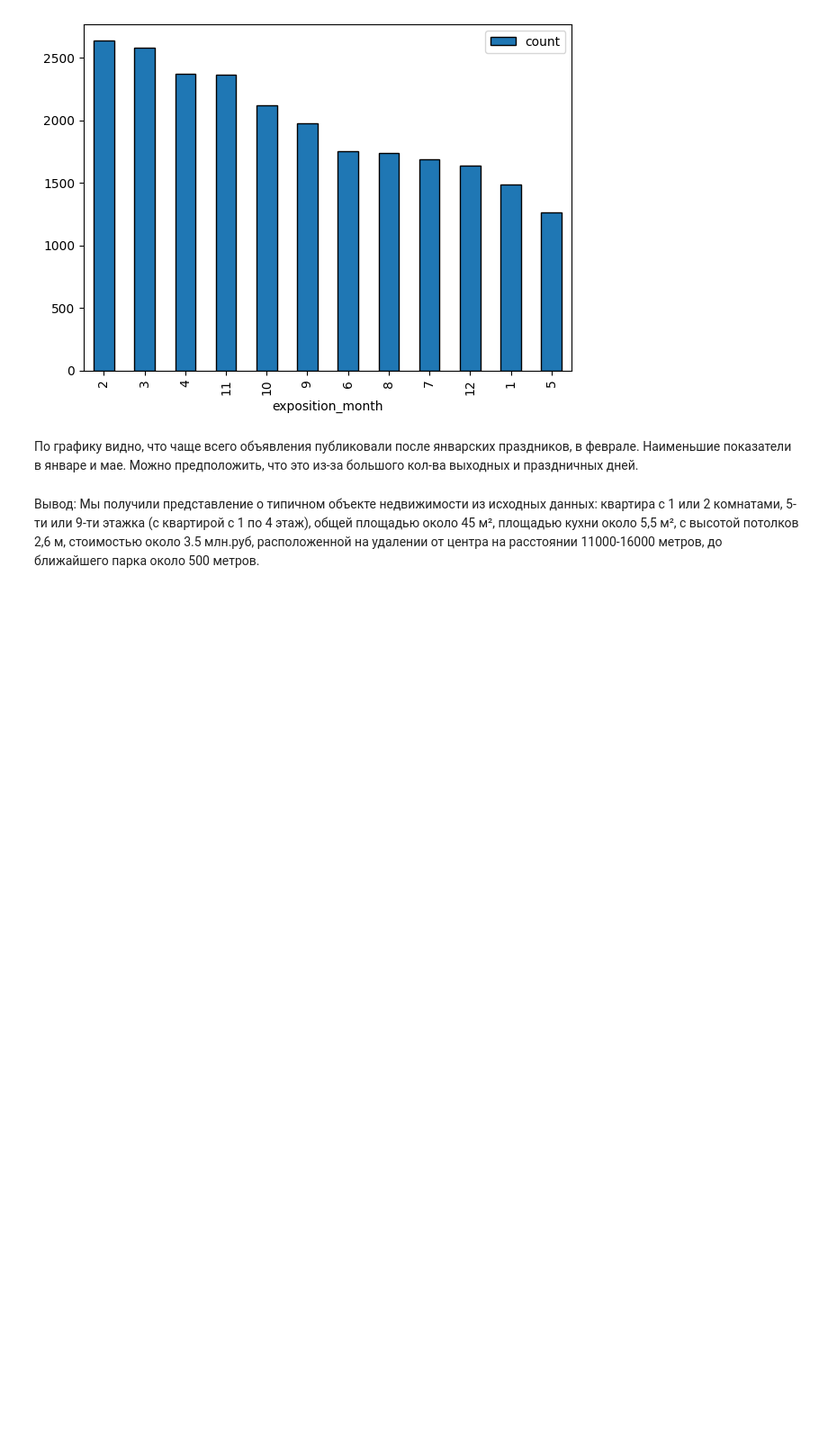
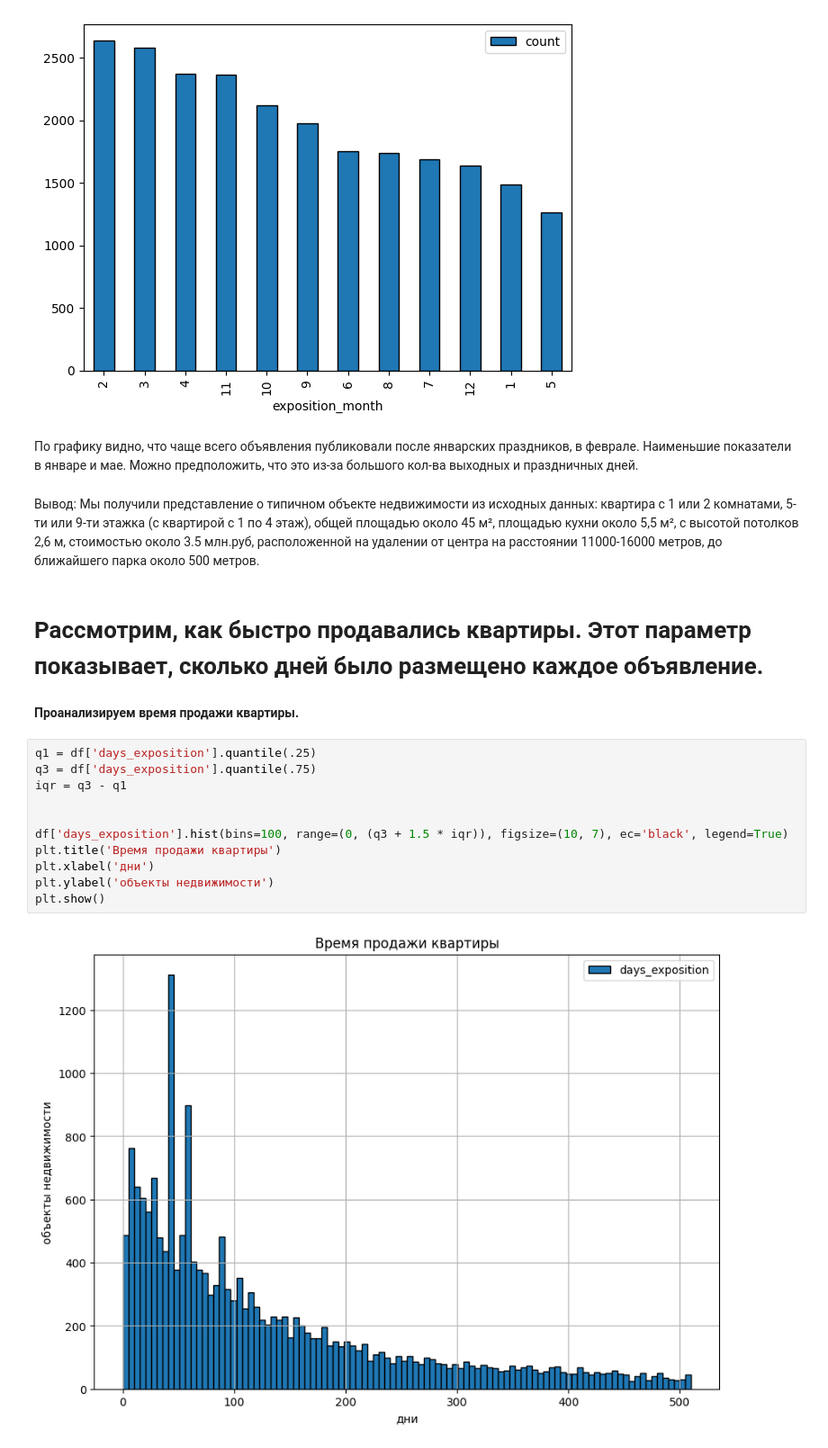
Before and after one commit to anton2010000/Real_estate_analysis, a Jupyter notebook: Анализ_рынка_недвижимости.ipynb, the cells around one changed output. Shown at 90% size. Saved outputs shown, nothing was run; the diff lists cells and outputs as text; blank space fills up the shorter version.

```diff
--- a/Анализ_рынка_недвижимости.ipynb
+++ b/Анализ_рынка_недвижимости.ipynb
@@ -826,3 +826,20 @@ plt.show()
 По графику видно, что чаще всего объявления публиковали после январских праздников, в феврале. Наименьшие показатели в январе и мае. Можно предположить, что это из-за большого кол-ва выходных и праздничных дней.
 # %% [markdown]
 Вывод: Мы получили представление о типичном объекте недвижимости из исходных данных: квартира с 1 или 2 комнатами, 5-ти или 9-ти этажка (с квартирой с 1 по 4 этаж), общей площадью около 45 м², площадью кухни около 5,5 м², с высотой потолков 2,6 м, стоимостью около 3.5 млн.руб, расположенной на удалении от центра на расстоянии 11000-16000 метров, до ближайшего парка около 500 метров.
+# %% [markdown]
+# Рассмотрим, как быстро продавались квартиры. Этот параметр показывает, сколько дней было размещено каждое объявление.
+# %% [markdown]
+**Проанализируем время продажи квартиры.**
+# %%
+q1 = df['days_exposition'].quantile(.25)
+q3 = df['days_exposition'].quantile(.75)
+iqr = q3 - q1
+
+
+df['days_exposition'].hist(bins=100, range=(0, (q3 + 1.5 * iqr)), figsize=(10, 7), ec='black', legend=True)
+plt.title('Время продажи квартиры')
+plt.xlabel('дни')
+plt.ylabel('объекты недвижимости')
+plt.show()
+# %% [output]
+[figure, added]
```
Also changed, not shown: parts of 68 cells of this notebook.
